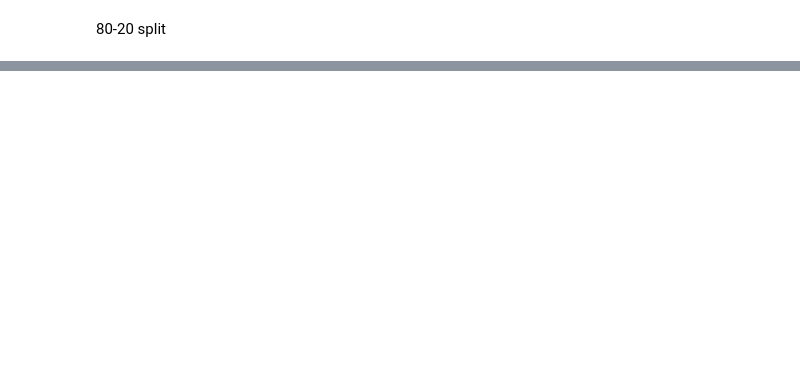
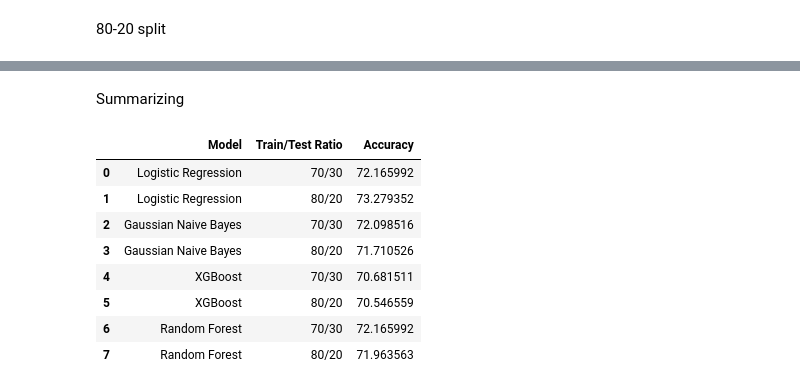
Before and after one commit to nascent14/League-of-Legends-Diamond-Ranked-Games-Prediction, a Jupyter notebook: league.ipynb, the cells around one changed output, grey strips where cells are left out. Drawn from its saved outputs; the diff is of its cells as text; code cells hidden in the pictures; blank space fills up the shorter version.

Commit message:
Adding a table summary of results

```diff
--- a/league.ipynb
+++ b/league.ipynb
@@ -392,6 +396,7 @@ X_train, X_test, y_train, y_test = train_test_split(X, y, test_size = 0.3, rando
 XGBmodel.fit(X_train, y_train)
 predicted = XGBmodel.predict(X_test)
 accuracy = accuracy_score(y_test, predicted)
+accXGB1 = accuracy
 cm = metrics.confusion_matrix(y_test, predicted)
 print(cm)
 # %% [output]
@@ -412,6 +417,7 @@ X_train, X_test, y_train, y_test = train_test_split(X, y, test_size = 0.2, rando
 XGBmodel.fit(X_train, y_train)
 predicted = XGBmodel.predict(X_test)
 accuracy = accuracy_score(y_test, predicted)
+accXGB2 = accuracy
 cm2 = metrics.confusion_matrix(y_test, predicted)
 print(cm2)
 # %% [output]
@@ -475,6 +481,7 @@ X_train, X_test, y_train, y_test = train_test_split(X, y, test_size = 0.3, rando
 RFmodel.fit(X_train, y_train)
 predicted = RFmodel.predict(X_test)
 accuracy = accuracy_score(y_test, predicted)
+accRF1 = accuracy
 cm = metrics.confusion_matrix(y_test, predicted)
 print(cm)
 # %% [output]
@@ -495,6 +502,7 @@ X_train, X_test, y_train, y_test = train_test_split(X, y, test_size = 0.2, rando
 RFmodel.fit(X_train, y_train)
 predicted = RFmodel.predict(X_test)
 accuracy = accuracy_score(y_test, predicted)
+accRF2 = accuracy
 cm2 = metrics.confusion_matrix(y_test, predicted)
 print(cm2)
 # %% [output]
@@ -545,0 +554,25 @@ Text(33.22222222222222, 0.5, 'True Labels')
+# %% [markdown]
+Summarizing
+# %%
+df2 = pd.DataFrame(columns=['Model','Train/Test Ratio', 'Accuracy'])
+
+df2 = df2.append({'Model': 'Logistic Regression', 'Train/Test Ratio': '70/30','Accuracy':accLR1*100}, ignore_index=True)
+df2 = df2.append({'Model': 'Logistic Regression', 'Train/Test Ratio': '80/20','Accuracy':accLR2*100}, ignore_index=True)
+df2 = df2.append({'Model': 'Gaussian Naive Bayes', 'Train/Test Ratio': '70/30','Accuracy':accGNB1*100 }, ignore_index=True)
+df2 = df2.append({'Model': 'Gaussian Naive Bayes', 'Train/Test Ratio': '80/20','Accuracy':accGNB2*100 }, ignore_index=True)
+df2 = df2.append({'Model': 'XGBoost', 'Train/Test Ratio': '70/30','Accuracy':accXGB1*100 }, ignore_index=True)
+df2 = df2.append({'Model': 'XGBoost', 'Train/Test Ratio': '80/20','Accuracy':accXGB2*100}, ignore_index=True)
+df2 = df2.append({'Model': 'Random Forest', 'Train/Test Ratio': '70/30','Accuracy':accRF1*100 }, ignore_index=True)
+df2 = df2.append({'Model': 'Random Forest', 'Train/Test Ratio': '80/20','Accuracy':accRF2*100 }, ignore_index=True)
+
+df2.head(8)
+# %% [output]
+|  | Model | Train/Test Ratio | Accuracy |
+| 0 | Logistic Regression | 70/30 | 72.165992 |
+| 1 | Logistic Regression | 80/20 | 73.279352 |
+| 2 | Gaussian Naive Bayes | 70/30 | 72.098516 |
+| 3 | Gaussian Naive Bayes | 80/20 | 71.710526 |
+| 4 | XGBoost | 70/30 | 70.681511 |
+| 5 | XGBoost | 80/20 | 70.546559 |
+| 6 | Random Forest | 70/30 | 72.165992 |
+| 7 | Random Forest | 80/20 | 71.963563 |
```
Also changed, not shown: parts of 11 cells of this notebook.
